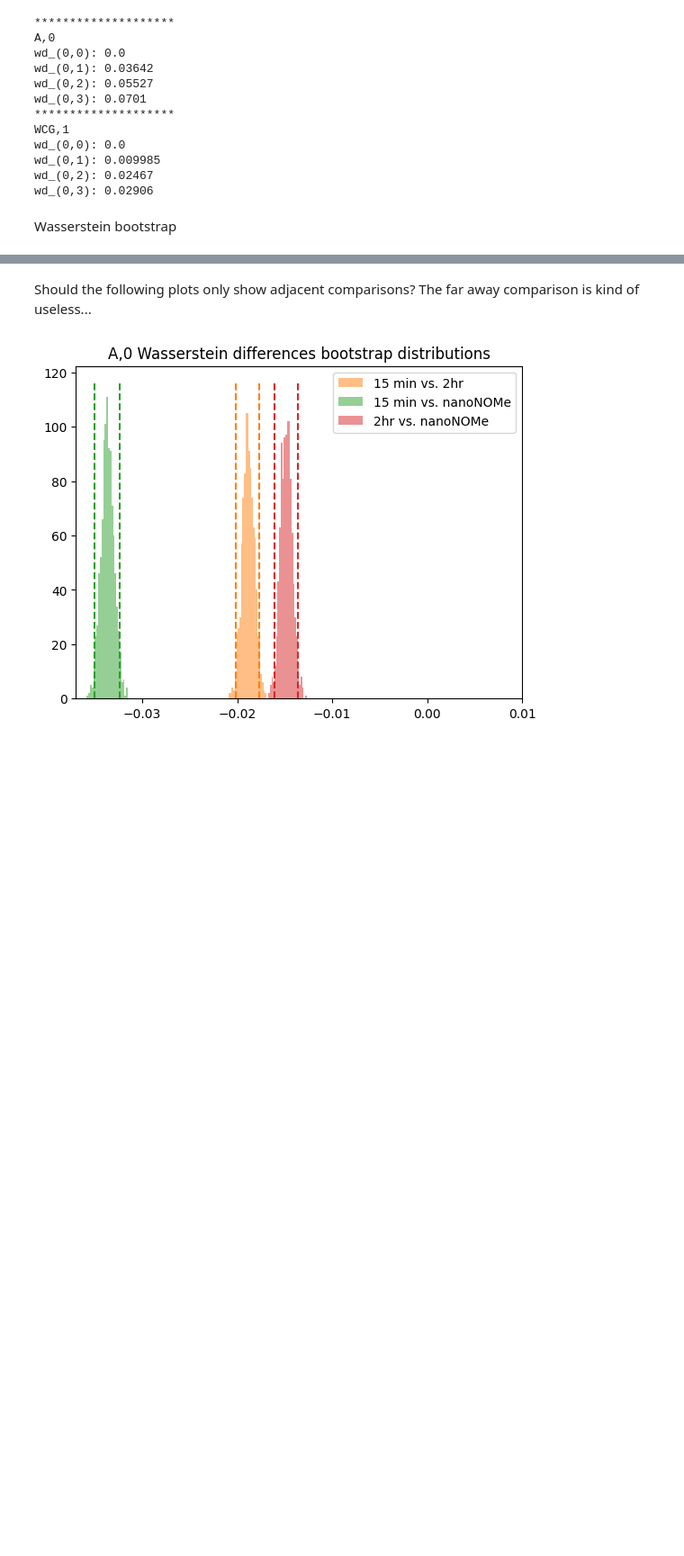
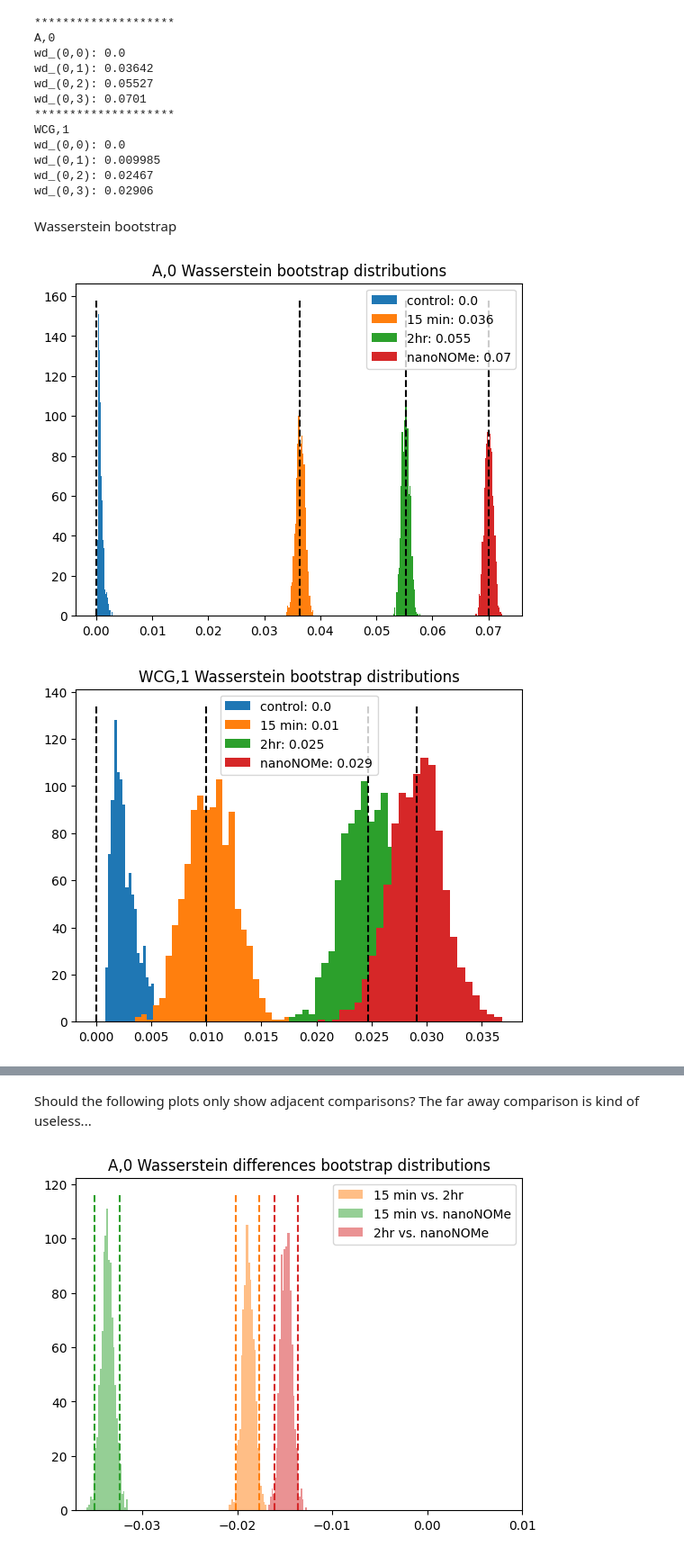
Before and after one commit to streetslab/multimodal-dimelo, a Jupyter notebook: crosstalk_analysis.ipynb, the cells around one changed output, grey strips where cells are left out. Shown at 90% size. Drawn from its saved outputs; the diff is of its cells as text; code cells hidden in the pictures; blank space fills up the shorter version.

```diff
--- a/crosstalk_analysis.ipynb
+++ b/crosstalk_analysis.ipynb
@@ -331,3 +338,23 @@ for motif in ["A,0", "WCG,1"]:
         data = (motif_mod_vectors[motif][0], motif_mod_vectors[motif][i])
         bootstrap_result = stats.bootstrap(data, stats.wasserstein_distance, vectorized=False, rng=42, n_resamples=1000, method="basic")
         bootstrap_results[motif].append(bootstrap_result)
+# %%
+colors = ["tab:blue", "tab:orange", "tab:green", "tab:red"]
+labels = ["control", "15 min", "2hr", "nanoNOMe"]
+for motif in ["A,0", "WCG,1"]:
+    plt.figure()
+    mod_vectors = motif_mod_vectors[motif]
+    wds = []
+    for i in range(4):
+        wd = stats.wasserstein_distance(mod_vectors[0], mod_vectors[i])
+        plt.hist(bootstrap_results[motif][i].bootstrap_distribution, bins=25, label=f"{labels[i]}: {wd:.2}", color=colors[i])
+        wds.append(wd)
+    y_min, y_max = plt.ylim()
+    plt.vlines(wds, y_min, y_max, color="k", linestyle="--")
+    plt.title(f"{motif} Wasserstein bootstrap distributions")
+    plt.legend()
+    plt.show()
+    plt.close()
+# %% [output]
+[figure, added]
+[figure, added]
```
Also changed, not shown: parts of 11 cells of this notebook, 1 other file.
